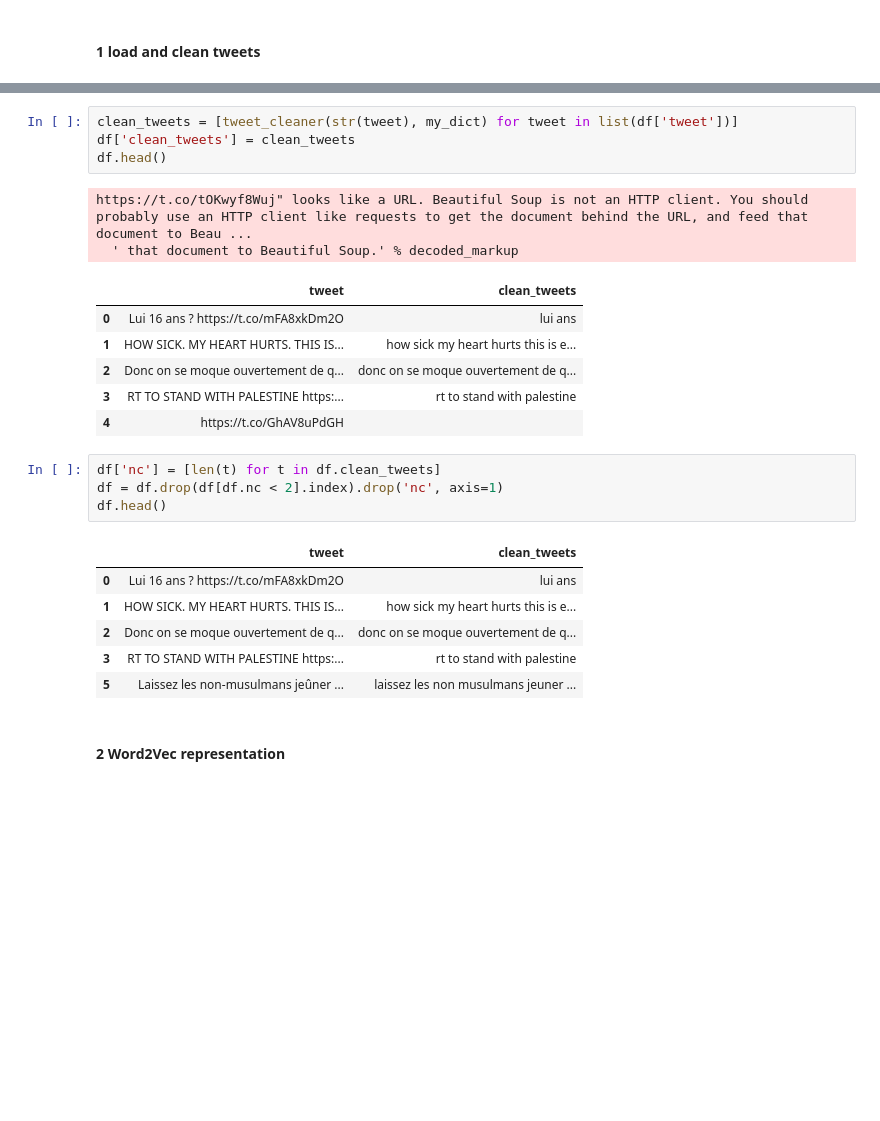
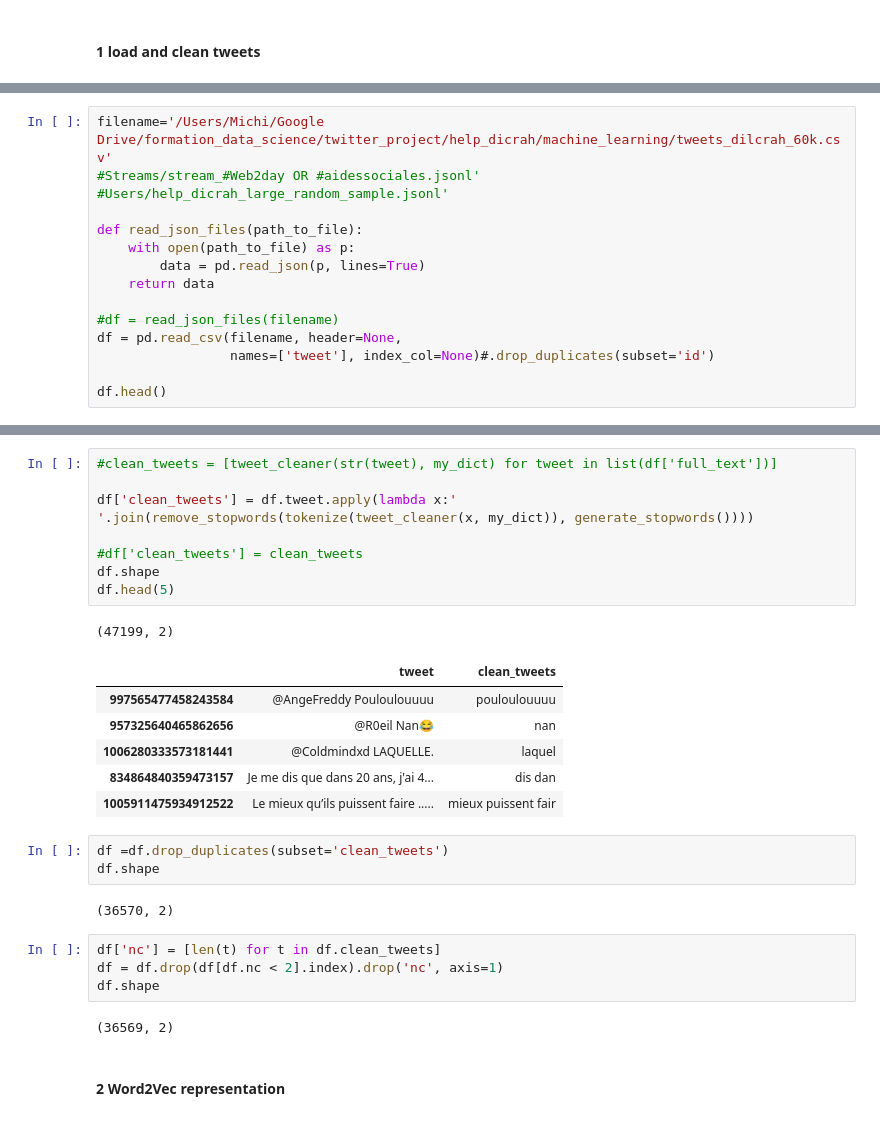
Before and after one commit to Mik3M4n/help_dicrah, a Jupyter notebook: machine_learning/word2vec_training_practice.ipynb, the cells around one changed output, grey strips where cells are left out. Cells and saved outputs as stored; diff of their text form; blank space fills up the shorter version.

```diff
--- a/machine_learning/word2vec_training_practice.ipynb
+++ b/machine_learning/word2vec_training_practice.ipynb
@@ -32,0 +30,15 @@ https://t.co/x28vzkBzuo
+# %%
+filename='/Users/Michi/Google Drive/formation_data_science/twitter_project/help_dicrah/machine_learning/tweets_dilcrah_60k.csv'
+#Streams/stream_#Web2day OR #aidessociales.jsonl'
+#Users/help_dicrah_large_random_sample.jsonl'
+
+def read_json_files(path_to_file):
+    with open(path_to_file) as p:
+        data = pd.read_json(p, lines=True)
+    return data
+
+#df = read_json_files(filename)
+df = pd.read_csv(filename, header=None,
+                 names=['tweet'], index_col=None)#.drop_duplicates(subset='id')
+
+df.head()
@@ -75,27 +142,30 @@ def tokenize(text):
 # %%
-clean_tweets = [tweet_cleaner(str(tweet), my_dict) for tweet in list(df['tweet'])]
-df['clean_tweets'] = clean_tweets
-df.head()
+#clean_tweets = [tweet_cleaner(str(tweet), my_dict) for tweet in list(df['full_text'])]
+
+df['clean_tweets'] = df.tweet.apply(lambda x:' '.join(remove_stopwords(tokenize(tweet_cleaner(x, my_dict)), generate_stopwords())))
+
+#df['clean_tweets'] = clean_tweets
+df.shape
+df.head(5)
 # %% [output]
-https://t.co/tOKwyf8Wuj" looks like a URL. Beautiful Soup is not an HTTP client. You should probably use an HTTP client like requests to get the document behind the URL, and feed that document to Beau ...
-  ' that document to Beautiful Soup.' % decoded_markup
+(47199, 2)
 |  | tweet | clean_tweets |
-| 0 | Lui 16 ans ? https://t.co/mFA8xkDm2O | lui ans |
-| 1 | HOW SICK. MY HEART HURTS. THIS IS... | how sick my heart hurts this is e... |
-| 2 | Donc on se moque ouvertement de q... | donc on se moque ouvertement de q... |
-| 3 | RT TO STAND WITH PALESTINE https:... | rt to stand with palestine |
-| 4 | https://t.co/GhAV8uPdGH |  |
+| 997565477458243584 | @AngeFreddy Pouloulouuuu | pouloulouuuu |
+| 957325640465862656 | @R0eil Nan😂 | nan |
+| 1006280333573181441 | @Coldmindxd LAQUELLE. | laquel |
+| 834864840359473157 | Je me dis que dans 20 ans, j'ai 4... | dis dan |
+| 1005911475934912522 | Le mieux qu’ils puissent faire ..... | mieux puissent fair |
+# %%
+df =df.drop_duplicates(subset='clean_tweets')
+df.shape
+# %% [output]
+(36570, 2)
 # %%
 df['nc'] = [len(t) for t in df.clean_tweets]
 df = df.drop(df[df.nc < 2].index).drop('nc', axis=1)
-df.head()
+df.shape
 # %% [output]
-|  | tweet | clean_tweets |
-| 0 | Lui 16 ans ? https://t.co/mFA8xkDm2O | lui ans |
-| 1 | HOW SICK. MY HEART HURTS. THIS IS... | how sick my heart hurts this is e... |
-| 2 | Donc on se moque ouvertement de q... | donc on se moque ouvertement de q... |
-| 3 | RT TO STAND WITH PALESTINE https:... | rt to stand with palestine |
-| 5 | Laissez les non-musulmans jeûner ... | laissez les non musulmans jeuner ... |
+(36569, 2)
 # %% [markdown]
 #### 2 Word2Vec representation
 # %%
```
Also changed, not shown: parts of 29 cells of this notebook.
